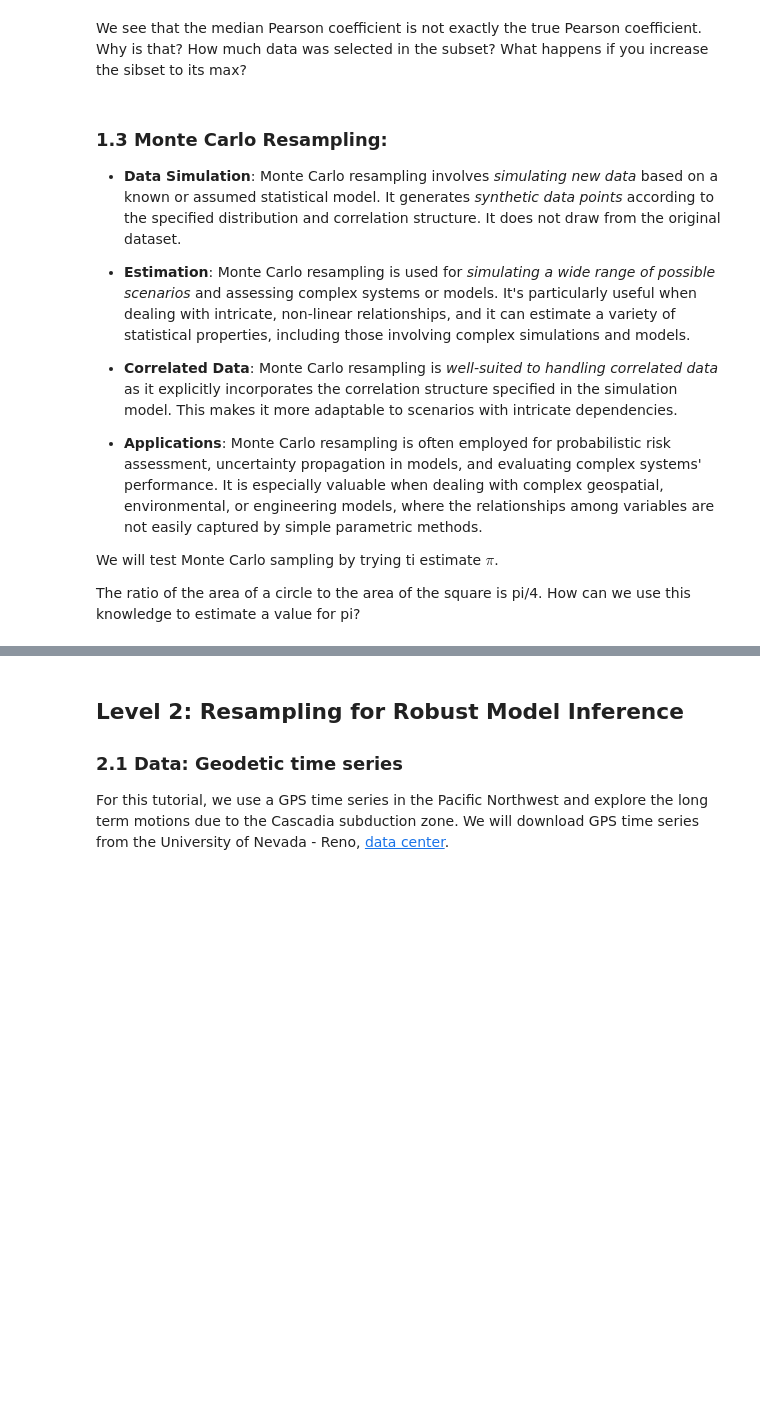
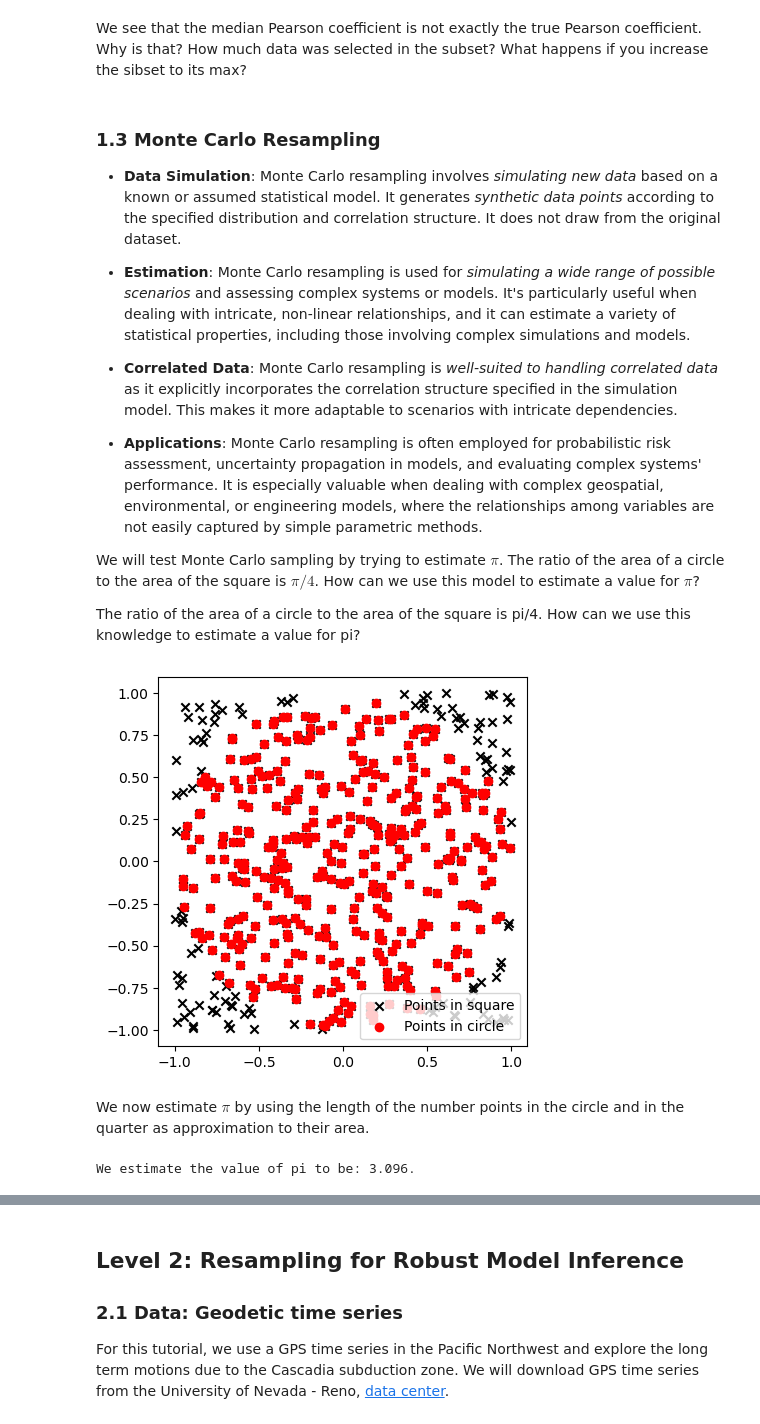
Before and after one commit to geo-smart/mlgeo, a Jupyter notebook: book/Chapter2-DataManipulation/2.6_resampling.ipynb, the cells around one changed output, grey strips where cells are left out. Cells and saved outputs as stored; diff of their text form; code cells hidden in the pictures; blank space fills up the shorter version.

```diff
--- a/book/Chapter2-DataManipulation/2.6_resampling.ipynb
+++ b/book/Chapter2-DataManipulation/2.6_resampling.ipynb
@@ -195,7 +195,7 @@ plt.show()
 # %% [markdown]
 We see that the median Pearson coefficient is not exactly the true Pearson coefficient. Why is that? How much data was selected in the subset? What happens if you increase the sibset to its max?
 # %% [markdown]
-### 1.3 Monte Carlo Resampling:
+### 1.3 Monte Carlo Resampling
 
 * **Data Simulation**: Monte Carlo resampling involves *simulating new data* based on a known or assumed statistical model. It generates *synthetic data points* according to the specified distribution and correlation structure. It does not draw from the original dataset.
 
@@ -205,6 +205,47 @@ We see that the median Pearson coefficient is not exactly the true Pearson coeff
 
 * **Applications**: Monte Carlo resampling is often employed for probabilistic risk assessment, uncertainty propagation in models, and evaluating complex systems' performance. It is especially valuable when dealing with complex geospatial, environmental, or engineering models, where the relationships among variables are not easily captured by simple parametric methods.
 
-We will test Monte Carlo sampling by trying ti estimate $\pi$.
+We will test Monte Carlo sampling by trying to estimate $\pi$. The ratio of the area of a circle to the area of the square is $\pi/4$. How can we use this model to estimate a value for $\pi$?
 
 The ratio of the area of a circle to the area of the square is pi/4. How can we use this knowledge to estimate a value for pi?
+# %%
+# Let's imagine a circle of radius 1 that is inscribed within a square with sides going from -1 to 1.
+
+# We're going to draw a (x,y) point from a *uniform* distribution and then determine whether that point sits within the circle. If it does, we append it to two lists: points within the circle and points within the square. If not, we append it only to a list of points inside the square
+in_circle = np.empty([0,2])
+in_square = np.empty([0,2])
+
+# Now, let's generate many samples
+# Here, we redefine number_runs for efficiency's sake
+number_runs = 50
+
+for _ in range(number_runs): # note that _ allows to avoid creating a variable
+    # Okay, get an x point and a y point
+    x = rng.uniform(low=-1, high=1)
+    y = rng.uniform(low=-1, high=1)
+    # How far is this point from the origin?
+    origin_dist = x**2 + y**2
+    # If origin_dist is less than 1, then this point is inside the circle
+    if origin_dist <= 1:
+        in_circle = np.append(in_circle, [[x, y]], axis=0)
+    in_square = np.append(in_square, [[x, y]], axis=0)
+# %%
+# We can visualize what we just did
+plt.scatter(in_square[:,0], in_square[:,1], marker='x', c='black')
+plt.scatter(in_circle[:,0], in_circle[:,1], marker='o', c='red')
+ax = plt.gca()
+ax.set_aspect('equal', adjustable='box')
+plt.legend(['Points in square', 'Points in circle'])
+plt.show()
+# %% [output]
+[figure, added]
+# %% [markdown]
+We now estimate $\pi$ by using the length of the number points in the circle and in the quarter as approximation to their area.
+# %%
+# Let us estimate pi
+
+pi_est = 4 * (len(in_circle) / len(in_square))
+
+print('We estimate the value of pi to be: ' + str(pi_est) + '.')
+# %% [output]
+We estimate the value of pi to be: 3.096.
```
Also changed, not shown: parts of 8 cells of this notebook, 2 other files.
